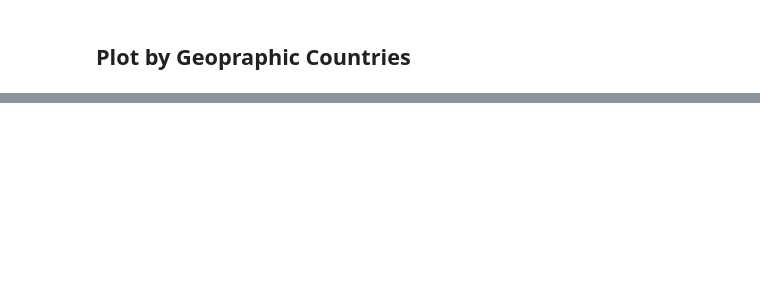
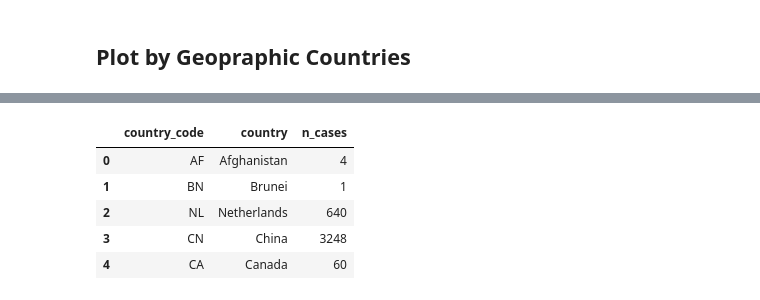
Before and after one commit to igorfarias30/Covid19Analyzer, a Jupyter notebook: eda.ipynb, the cells around one changed output, grey strips where cells are left out. Saved outputs shown, nothing was run; the diff lists cells and outputs as text; code cells hidden in the pictures; blank space fills up the shorter version.

```diff
--- a/eda.ipynb
+++ b/eda.ipynb
@@ -175,10 +175,26 @@ data[(data['country'] == 'US') & (data['type'] == 'confirmed')]['latest'].unique
 # %%
 confirmed = []
+deaths = []
 for code, country in zip(data['country_code'].unique(), data['country'].unique()):
     confirmed.append({
         "country_code": code,
         "country": country,
         "n_cases": data[(data['country'] == country) & (data['type'] == 'confirmed')]['latest'].unique().sum()
     })
+    deaths.append({
+        "country_code": code,
+        "country": country,
+        "n_cases": data[(data['country'] == country) & (data['type'] == 'deaths')]['latest'].unique().sum()
+    })
 # %%
 confirmed = pd.DataFrame.from_dict(confirmed)
+deaths = pd.DataFrame.from_dict(deaths)
+# %%
+deaths.head()
+# %% [output]
+|  | country_code | country | n_cases |
+| 0 | AF | Afghanistan | 4 |
+| 1 | BN | Brunei | 1 |
+| 2 | NL | Netherlands | 640 |
+| 3 | CN | China | 3248 |
+| 4 | CA | Canada | 60 |
```
Also changed, not shown: parts of 18 cells of this notebook.
